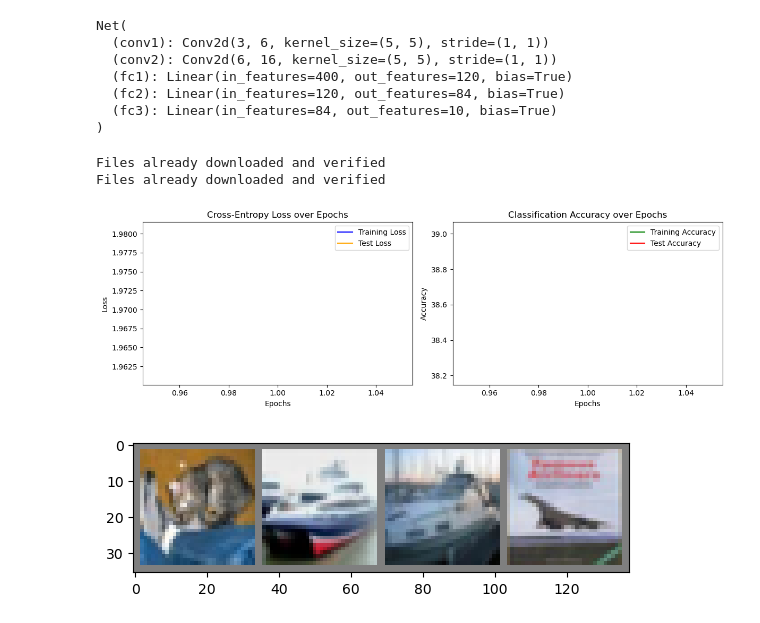
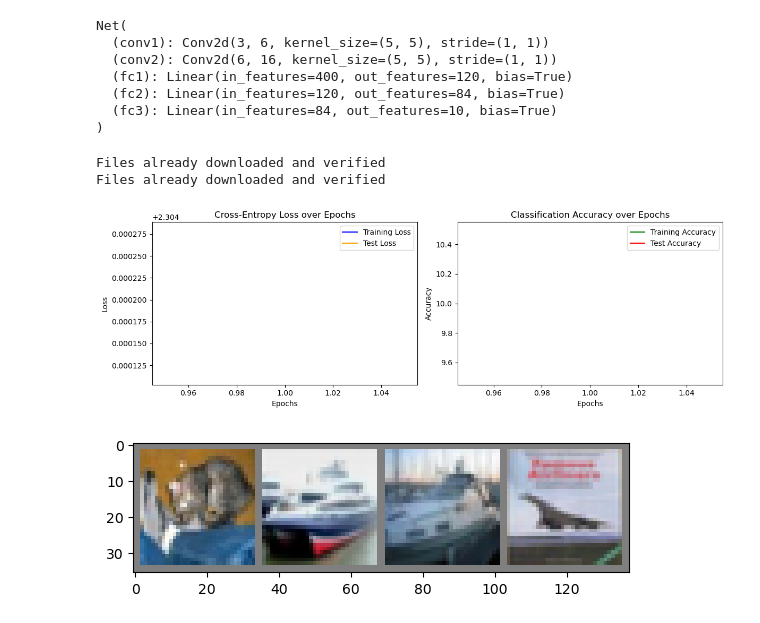
Before and after one commit to myng15/xAI-project-computer-vision, a Jupyter notebook: 00_pytorch_fundamentals.ipynb, the cells around one changed output. Cells and saved outputs as stored; diff of their text form; code cells hidden in the pictures.

Commit message:
updated simple resnet CNN

```diff
--- a/00_pytorch_fundamentals.ipynb
+++ b/00_pytorch_fundamentals.ipynb
@@ -417,9 +417,10 @@ from torch.utils.data import DataLoader
 import matplotlib.pyplot as plt
 
 # Assuming you have already trained the model and saved the state dictionary
-PATH = './cifar_net.pth'
+PATH = './cifar_resnet.pth'
 
 # Load the saved state dictionary
+net = Net()
 net.load_state_dict(torch.load(PATH))
 net.eval()  # Set the model to evaluation mode
 
@@ -477,34 +478,34 @@ def evaluate_model(model, data_loader, losses_list, accuracies_list):
 # Evaluate the model on the training dataset
 evaluate_model(net, train_loader, train_losses, train_accuracies)
 # Evaluate the model on the test dataset
 evaluate_model(net, test_loader, test_losses, test_accuracies)
 
 # Plotting Cross-Entropy Loss
 plt.figure(figsize=(12, 4))
 
 plt.subplot(1, 2, 1)
 plt.plot(range(1, len(train_losses) + 1), train_losses, label='Training Loss', color='blue')
 plt.plot(range(1, len(test_losses) + 1), test_losses, label='Test Loss', color='orange')
 plt.title('Cross-Entropy Loss over Epochs')
 plt.xlabel('Epochs')
 plt.ylabel('Loss')
 plt.legend()
 
 # Plotting Classification Accuracy
 plt.subplot(1, 2, 2)
 plt.plot(range(1, len(train_accuracies) + 1), train_accuracies, label='Training Accuracy', color='green')
 plt.plot(range(1, len(test_accuracies) + 1), test_accuracies, label='Test Accuracy', color='red')
 plt.title('Classification Accuracy over Epochs')
 plt.xlabel('Epochs')
 plt.ylabel('Accuracy')
 plt.legend()
 
 plt.tight_layout()
 plt.show()
 # %% [output]
 Files already downloaded and verified
 Files already downloaded and verified
-[figure, old version]
+[figure, new version]
 # %%
 dataiter = iter(testloader)
 images, labels = next(dataiter)
```
Also changed, not shown: parts of 1 cell of this notebook.
